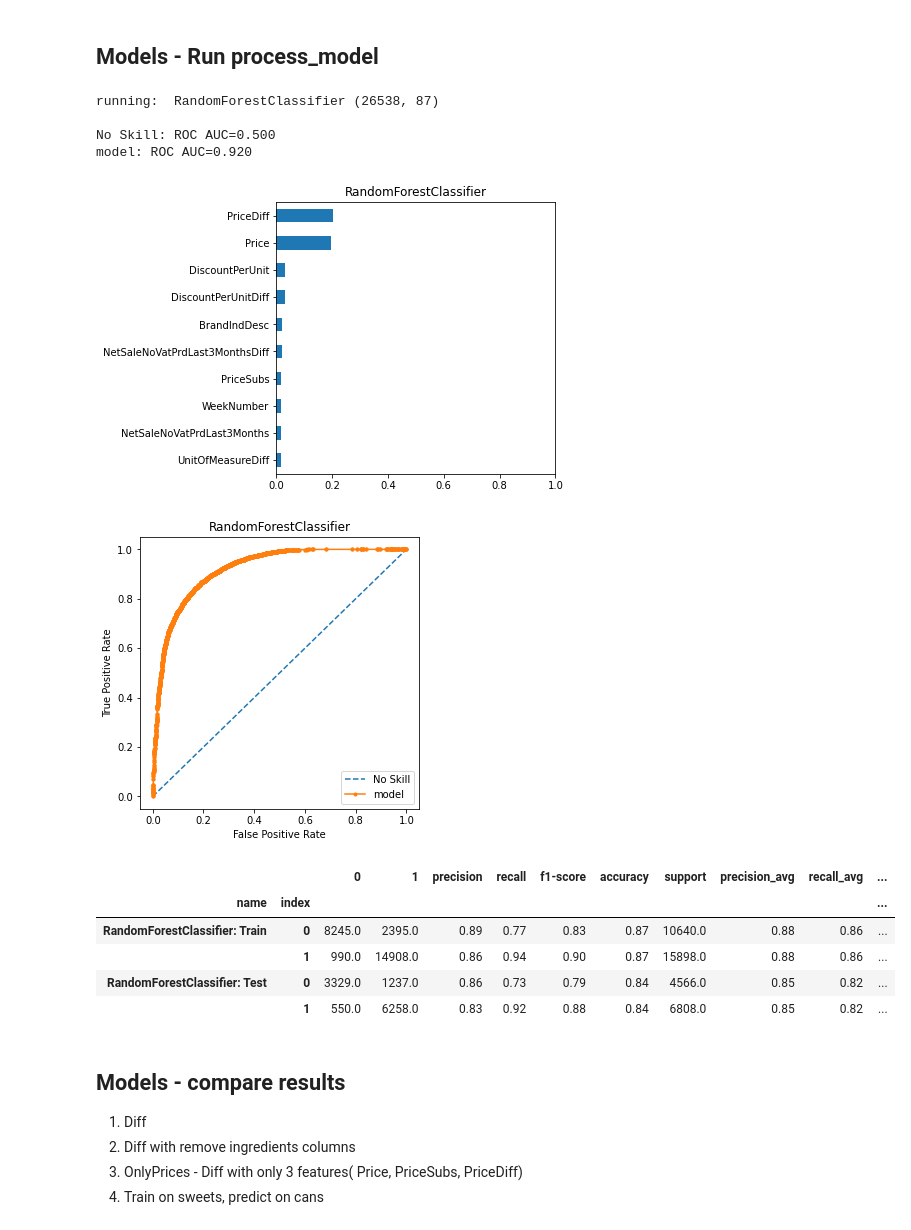
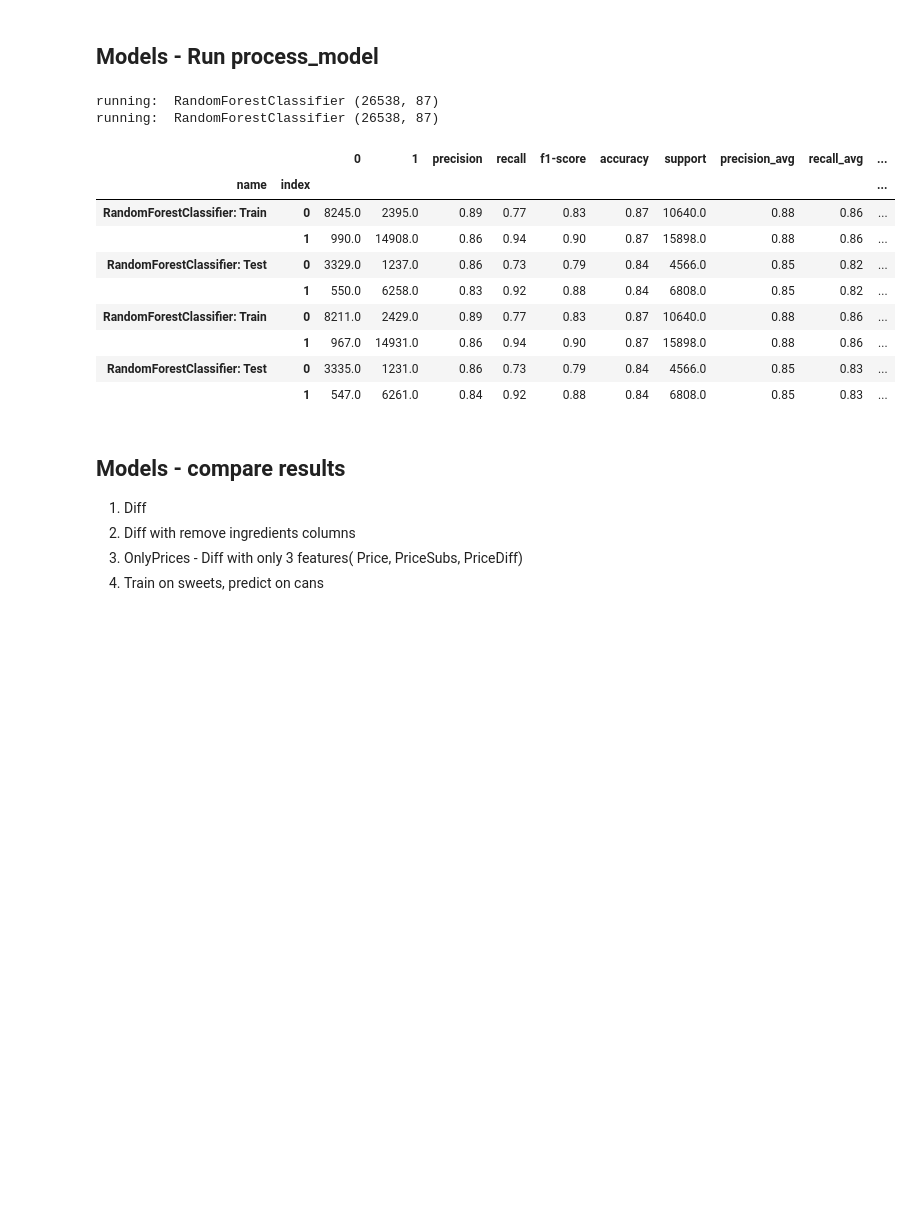
Before and after one commit to DanielKorenDataScience/ClassificationProject, a Jupyter notebook: Classification_Project_Shufersal_Cans.ipynb, the cells around one changed output. Saved outputs shown, nothing was run; the diff lists cells and outputs as text; code cells hidden in the pictures; blank space fills up the shorter version.

```diff
--- a/Classification_Project_Shufersal_Cans.ipynb
+++ b/Classification_Project_Shufersal_Cans.ipynb
@@ -522,26 +522,29 @@ from sklearn.svm import LinearSVC
 # %%
 df_result = pd.DataFrame()
 
 clf_RF = RandomForestClassifier(n_estimators=200, criterion='entropy', max_depth=None, min_samples_split=20, ccp_alpha=0.0003, random_state=1234)
-process_model(clf_RF, X_train, y_train, X_test, y_test, plot=True, threshold=0.015, note="n_estimators=200, criterion='entropy', max_depth=None, min_samples_split=20, ccp_alpha=0.0003, random_state=1234")
+process_model(clf_RF, X_train, y_train, X_test, y_test, plot=False, threshold=0.015, note="n_estimators=200, criterion='entropy', max_depth=None, min_samples_split=20, ccp_alpha=0.0003, random_state=1234")
+clf_RF = RandomForestClassifier(n_estimators=200, criterion='entropy', max_depth=None, min_samples_split=20, ccp_alpha=0.0003, random_state=73)
+process_model(clf_RF, X_train, y_train, X_test, y_test, plot=False, threshold=0.015, note="n_estimators=200, criterion='entropy', max_depth=None, min_samples_split=20, ccp_alpha=0.0003, random_state=1234")
+
 
 d(df_result)
 
 fname = prefix + f'_result_{id}.csv'
 df_result.to_csv(fname, index = True)
 # %% [output]
 running:  RandomForestClassifier (26538, 87)
-
-No Skill: ROC AUC=0.500
-model: ROC AUC=0.920
+running:  RandomForestClassifier (26538, 87)
-[figure, removed]
-[figure, removed]
 |  |  | 0 | 1 | precision | recall | f1-score | accuracy | support | precision_avg | recall_avg | ... |
 | name | index |  |  |  |  |  |  |  |  |  | ... |
 | RandomForestClassifier: Train | 0 | 8245.0 | 2395.0 | 0.89 | 0.77 | 0.83 | 0.87 | 10640.0 | 0.88 | 0.86 | ... |
 |  | 1 | 990.0 | 14908.0 | 0.86 | 0.94 | 0.90 | 0.87 | 15898.0 | 0.88 | 0.86 | ... |
 | RandomForestClassifier: Test | 0 | 3329.0 | 1237.0 | 0.86 | 0.73 | 0.79 | 0.84 | 4566.0 | 0.85 | 0.82 | ... |
 |  | 1 | 550.0 | 6258.0 | 0.83 | 0.92 | 0.88 | 0.84 | 6808.0 | 0.85 | 0.82 | ... |
+| RandomForestClassifier: Train | 0 | 8211.0 | 2429.0 | 0.89 | 0.77 | 0.83 | 0.87 | 10640.0 | 0.88 | 0.86 | ... |
+|  | 1 | 967.0 | 14931.0 | 0.86 | 0.94 | 0.90 | 0.87 | 15898.0 | 0.88 | 0.86 | ... |
+| RandomForestClassifier: Test | 0 | 3335.0 | 1231.0 | 0.86 | 0.73 | 0.79 | 0.84 | 4566.0 | 0.85 | 0.83 | ... |
+|  | 1 | 547.0 | 6261.0 | 0.84 | 0.92 | 0.88 | 0.84 | 6808.0 | 0.85 | 0.83 | ... |
 # %% [markdown]
 ## Models - compare results
 
```
Also changed, not shown: parts of 1 cell of this notebook.
